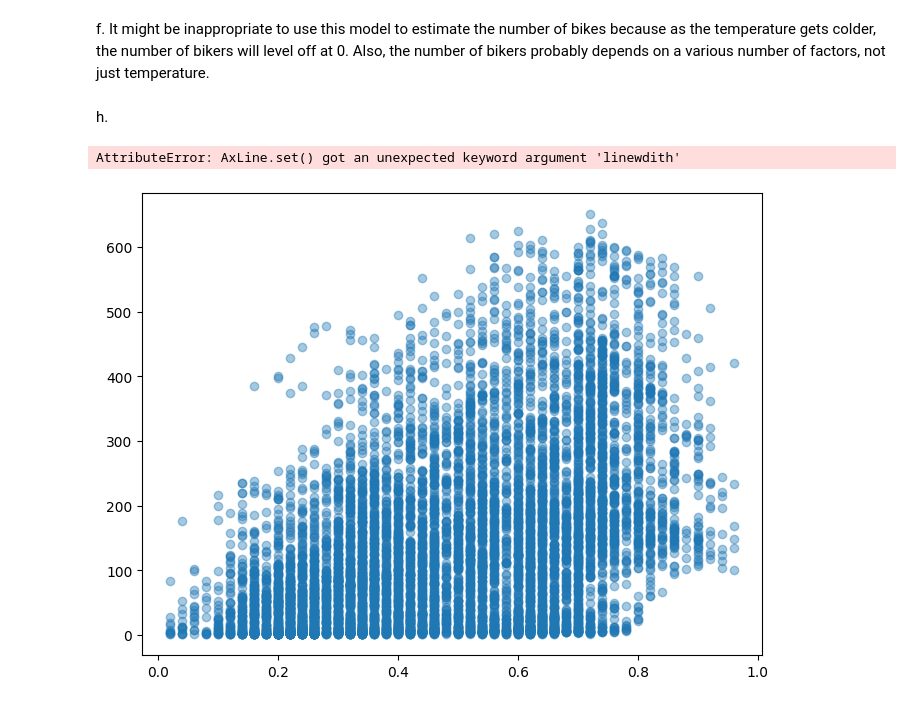
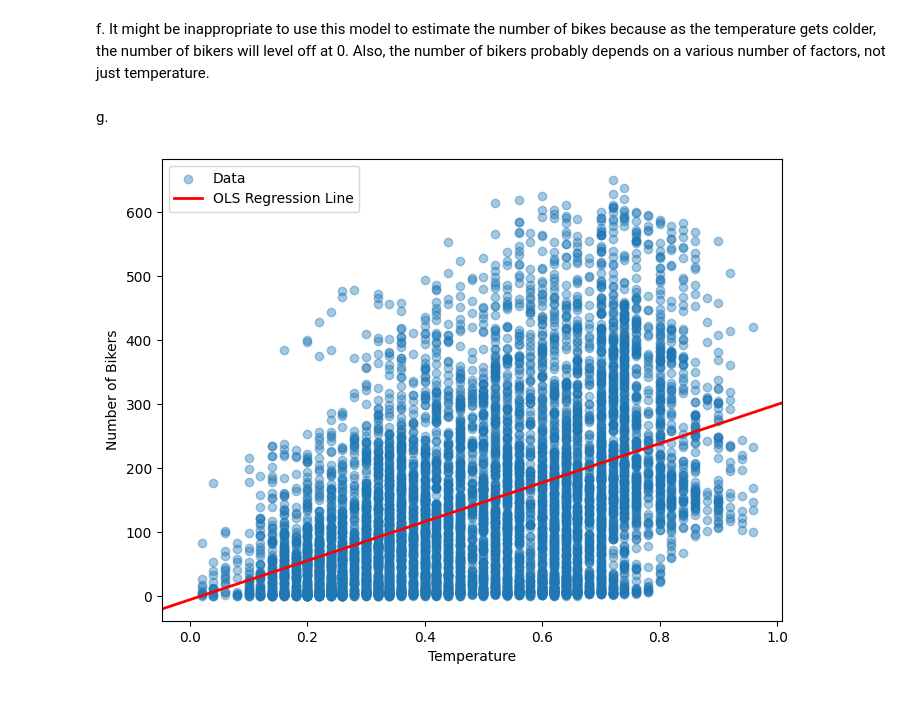
Before and after one commit to katesnow1/code_2600, a Jupyter notebook: homework2.ipynb, the cells around one changed output. Saved outputs shown, nothing was run; the diff lists cells and outputs as text; code cells hidden in the pictures.

```diff
--- a/homework2.ipynb
+++ b/homework2.ipynb
@@ -134,16 +134,15 @@ e. The predicted number of bikers on a day that averages the minimum temperature
 # %% [markdown]
 f. It might be inappropriate to use this model to estimate the number of bikes because as the temperature gets colder, the number of bikers will level off at 0. Also, the number of bikers probably depends on a various number of factors, not just temperature.
 # %% [markdown]
-h.
+g.
 # %%
 intercept, slope = model.params
 fig, ax = plt.subplots(figsize=(8,6))
 ax.scatter(Bikeshare['temp'], Bikeshare['bikers'], alpha=0.4, label='Data')
-ax.axline(xy1=(0, intercept), slope=slope, color='red', linewdith=2, label='OLS Regression Line')
+ax.axline(xy1=(0, intercept), slope=slope, color='red', linewidth=2, label='OLS Regression Line')
 ax.set_xlabel('Temperature')
 ax.set_ylabel('Number of Bikers')
 ax.legend()
 plt.show()
 # %% [output]
-AttributeError: AxLine.set() got an unexpected keyword argument 'linewdith'
-[figure, old version]
+[figure, new version]
```
Also changed, not shown: parts of 10 cells of this notebook.
